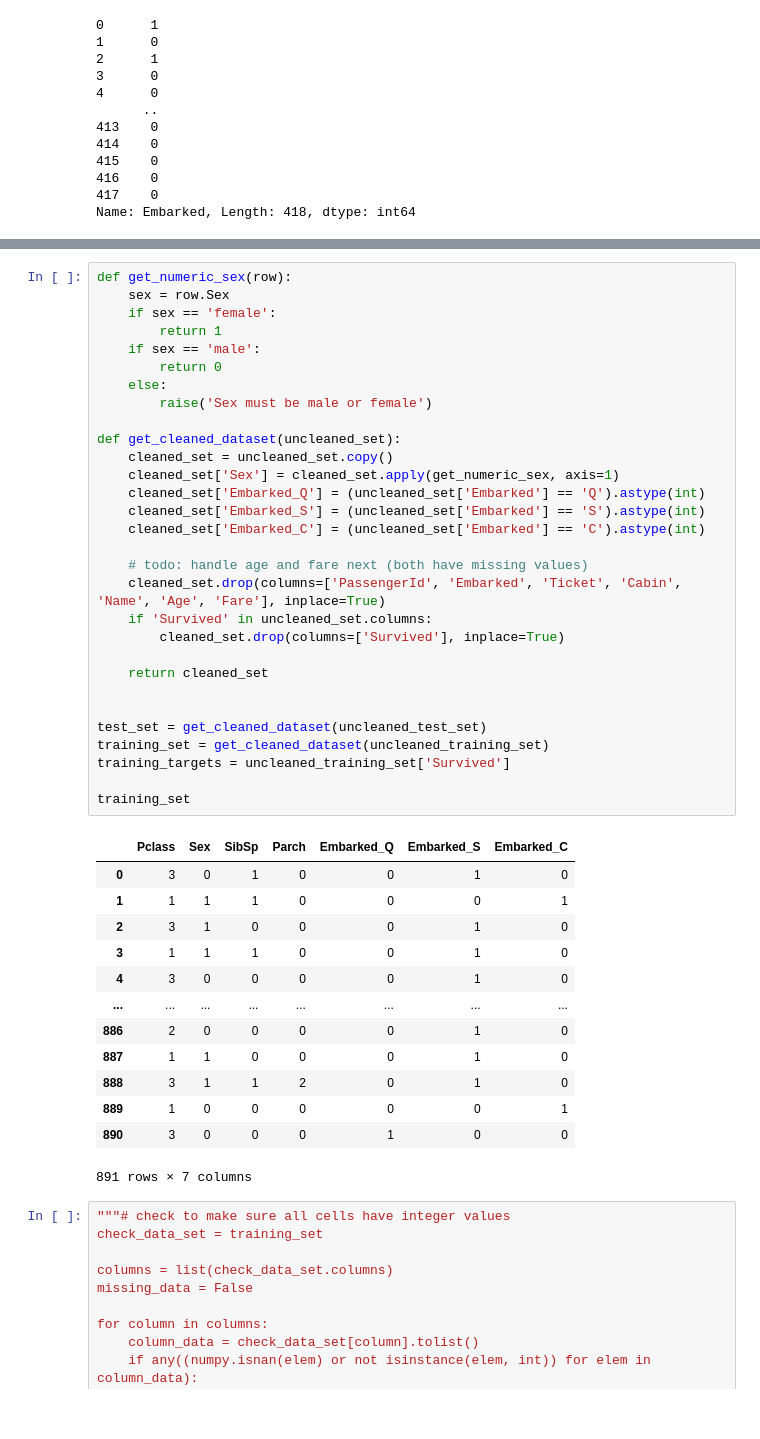
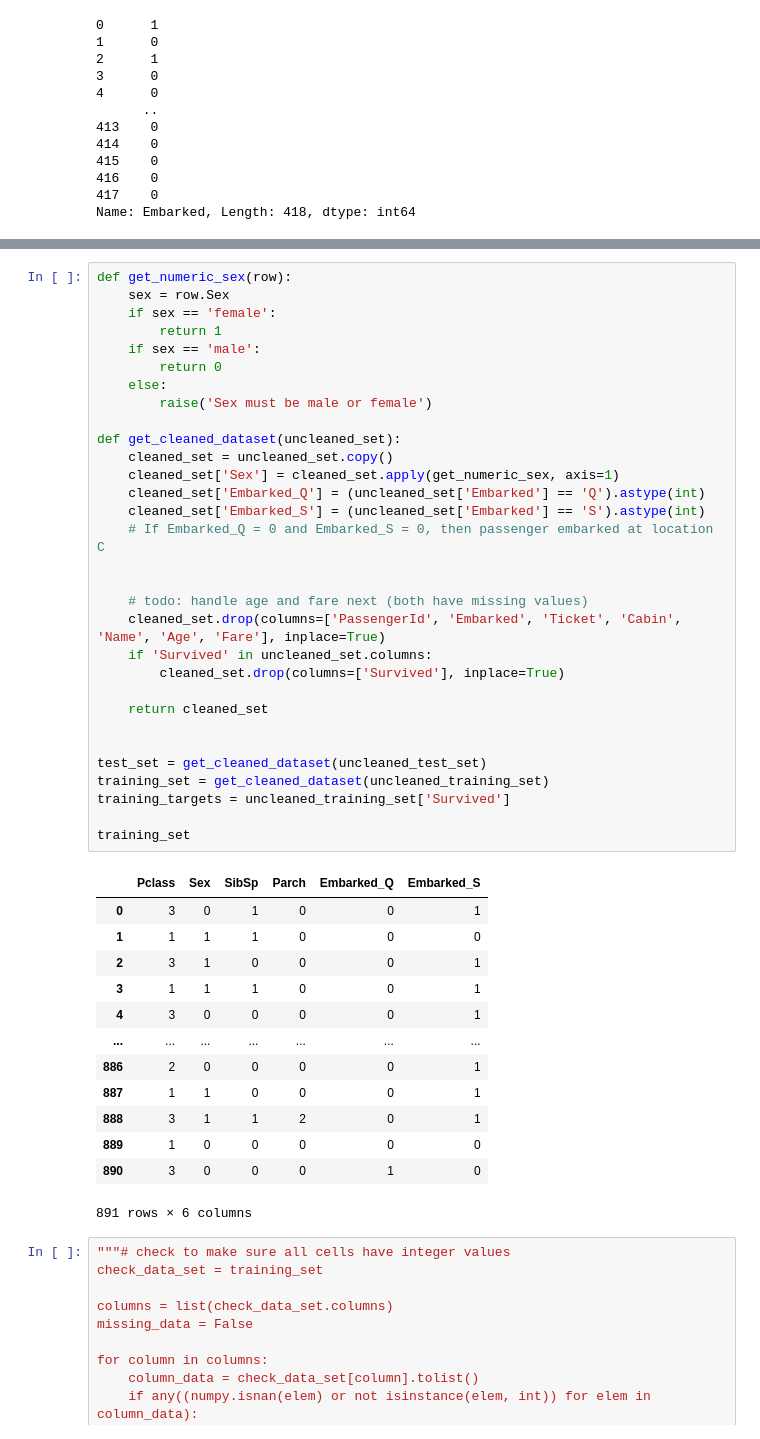
Before and after one commit to amihays/titanic, a Jupyter notebook: data_exploration.ipynb, the cells around one changed output, grey strips where cells are left out. Cells and saved outputs as stored; diff of their text form.

Commit message:
Remove redundant embarked location feature

```diff
--- a/data_exploration.ipynb
+++ b/data_exploration.ipynb
@@ -58,47 +82,48 @@ Name: Embarked, Length: 418, dtype: int64
 # %%
 def get_numeric_sex(row):
     sex = row.Sex
     if sex == 'female':
         return 1
     if sex == 'male':
         return 0
     else:
         raise('Sex must be male or female')
 
 def get_cleaned_dataset(uncleaned_set):
     cleaned_set = uncleaned_set.copy()
     cleaned_set['Sex'] = cleaned_set.apply(get_numeric_sex, axis=1)
     cleaned_set['Embarked_Q'] = (uncleaned_set['Embarked'] == 'Q').astype(int)
     cleaned_set['Embarked_S'] = (uncleaned_set['Embarked'] == 'S').astype(int)
-    cleaned_set['Embarked_C'] = (uncleaned_set['Embarked'] == 'C').astype(int)
+    # If Embarked_Q = 0 and Embarked_S = 0, then passenger embarked at location C
+
 
     # todo: handle age and fare next (both have missing values)
     cleaned_set.drop(columns=['PassengerId', 'Embarked', 'Ticket', 'Cabin', 'Name', 'Age', 'Fare'], inplace=True)
     if 'Survived' in uncleaned_set.columns:
         cleaned_set.drop(columns=['Survived'], inplace=True)
 
     return cleaned_set
 
 
 test_set = get_cleaned_dataset(uncleaned_test_set)
 training_set = get_cleaned_dataset(uncleaned_training_set)
 training_targets = uncleaned_training_set['Survived']
 
 training_set
 # %% [output]
-|  | Pclass | Sex | SibSp | Parch | Embarked_Q | Embarked_S | Embarked_C |
-| 0 | 3 | 0 | 1 | 0 | 0 | 1 | 0 |
-| 1 | 1 | 1 | 1 | 0 | 0 | 0 | 1 |
-| 2 | 3 | 1 | 0 | 0 | 0 | 1 | 0 |
-| 3 | 1 | 1 | 1 | 0 | 0 | 1 | 0 |
-| 4 | 3 | 0 | 0 | 0 | 0 | 1 | 0 |
-| ... | ... | ... | ... | ... | ... | ... | ... |
-| 886 | 2 | 0 | 0 | 0 | 0 | 1 | 0 |
-| 887 | 1 | 1 | 0 | 0 | 0 | 1 | 0 |
-| 888 | 3 | 1 | 1 | 2 | 0 | 1 | 0 |
-| 889 | 1 | 0 | 0 | 0 | 0 | 0 | 1 |
-| 890 | 3 | 0 | 0 | 0 | 1 | 0 | 0 |
+|  | Pclass | Sex | SibSp | Parch | Embarked_Q | Embarked_S |
+| 0 | 3 | 0 | 1 | 0 | 0 | 1 |
+| 1 | 1 | 1 | 1 | 0 | 0 | 0 |
+| 2 | 3 | 1 | 0 | 0 | 0 | 1 |
+| 3 | 1 | 1 | 1 | 0 | 0 | 1 |
+| 4 | 3 | 0 | 0 | 0 | 0 | 1 |
+| ... | ... | ... | ... | ... | ... | ... |
+| 886 | 2 | 0 | 0 | 0 | 0 | 1 |
+| 887 | 1 | 1 | 0 | 0 | 0 | 1 |
+| 888 | 3 | 1 | 1 | 2 | 0 | 1 |
+| 889 | 1 | 0 | 0 | 0 | 0 | 0 |
+| 890 | 3 | 0 | 0 | 0 | 1 | 0 |
-891 rows × 7 columns
+891 rows × 6 columns
 # %%
 """# check to make sure all cells have integer values
 check_data_set = training_set
```
Also changed, not shown: parts of 4 cells of this notebook.
